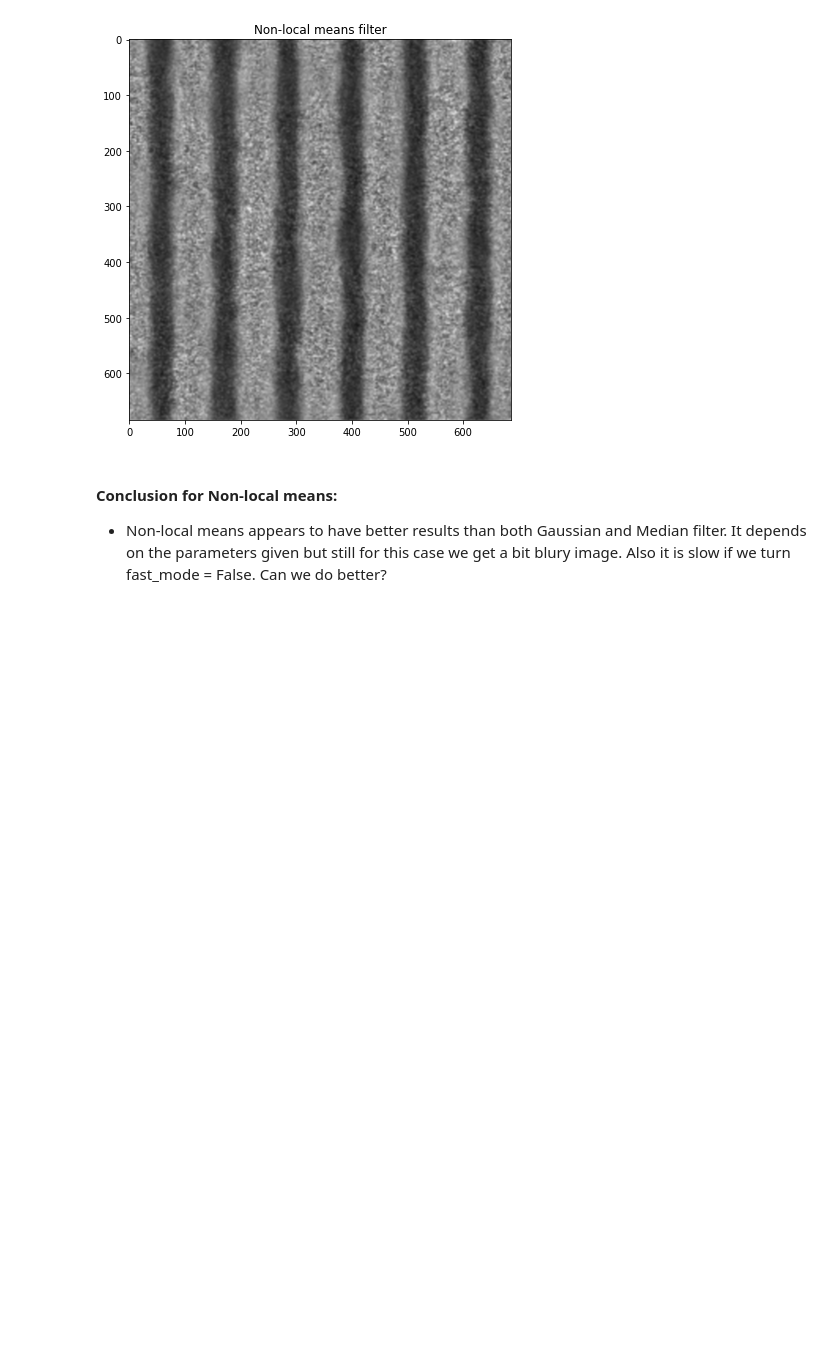
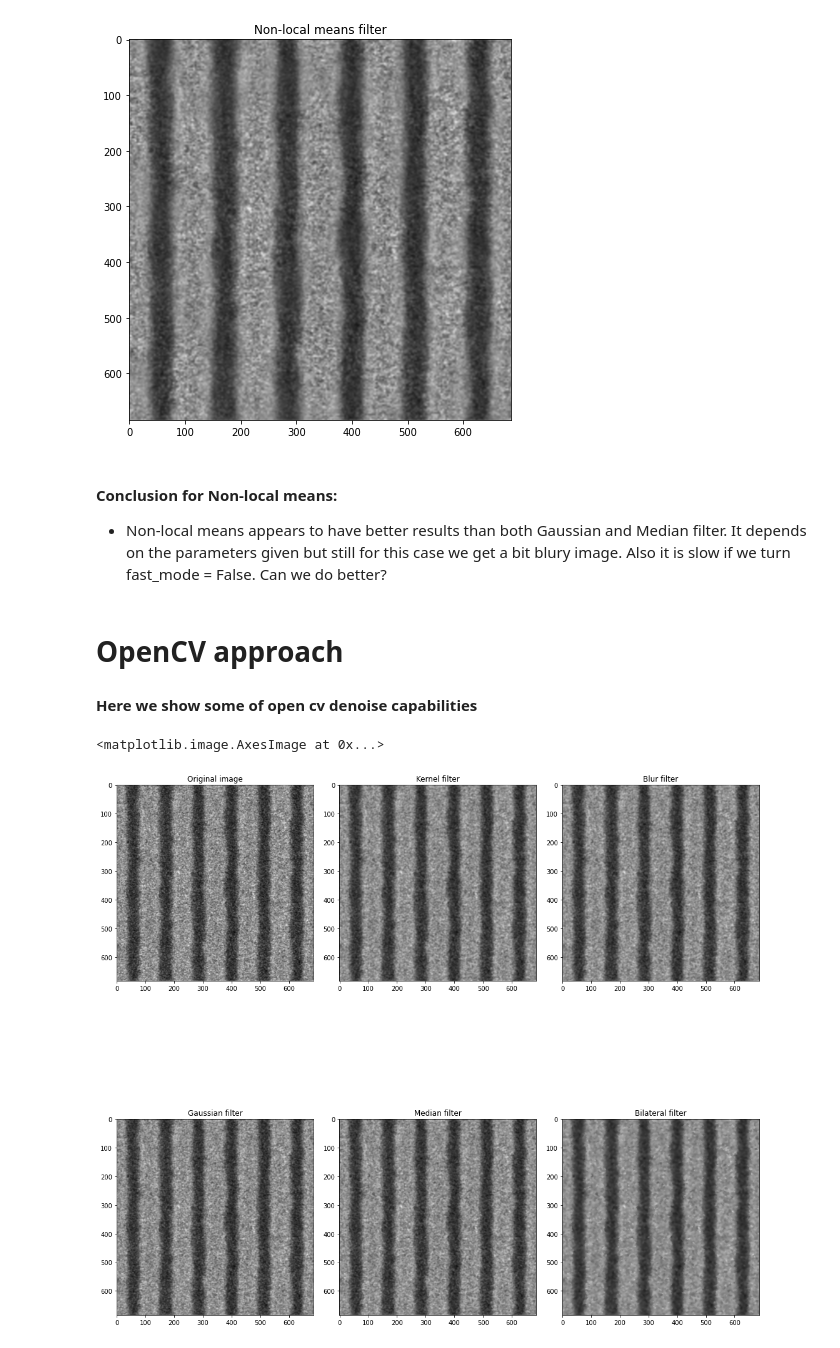
Before and after one commit to AntonisCSt/Denoising_methods, a Jupyter notebook: Denoising_notebook.ipynb, the cells around one changed output. Drawn from its saved outputs; the diff is of its cells as text; code cells hidden in the pictures; blank space fills up the shorter version.

Commit message:
added open cv methodologies

```diff
--- a/Denoising_notebook.ipynb
+++ b/Denoising_notebook.ipynb
@@ -98,3 +98,54 @@ plt.imshow(denoise_img)
 #### Conclusion for Non-local means:
 
 * Non-local means appears to have better results than both Gaussian and Median filter. It depends on the parameters given but still for this case we get a bit blury image. Also it is slow if we turn fast_mode = False. Can we do better?
+# %% [markdown]
+# OpenCV approach
+
+
+#### Here we show some of open cv denoise capabilities
+# %%
+from skimage.restoration import denoise_nl_means, estimate_sigma
+from skimage import img_as_ubyte, img_as_float
+from matplotlib import pyplot as plt
+from skimage import io
+import numpy as np
+import cv2
+
+fig, axs = plt.subplots(nrows=2, ncols=3,figsize=(15,15))
+
+img = cv2.imread("./data/line_space_noisy.jpg",1)
+fig.tight_layout()
+#Generate kernel
+kernel_dim_size = 5 #size of the kernel
+kernel = np.ones((kernel_dim_size,kernel_dim_size), np.float32)/kernel_dim_size**2   # normalizing it by dividing by kernel size**2 (we dont want to change the energy of the image)
+filt_2D = cv2.filter2D(img,-1,kernel)
+
+axs[0,0].set_title("Original image")
+axs[0,0].imshow(img)
+
+
+
+axs[0,1].set_title("Kernel filter")
+axs[0,1].imshow(filt_2D)
+
+blur = cv2.blur(img,(5,5))
+axs[0,2].set_title("Blur filter")
+axs[0,2].imshow(blur)
+
+
+gaussian_fill = cv2.GaussianBlur(img,(5,5),0)
+axs[1,0].set_title("Gaussian filter")
+axs[1,0].imshow(gaussian_fill)
+
+
+median_fill = cv2.medianBlur(img,5)
+axs[1,1].set_title("Median filter")
+axs[1,1].imshow(median_fill)
+
+
+bilateral_fill = cv2.bilateralFilter(img,11,120,120)
+axs[1,2].set_title("Bilateral filter")
+axs[1,2].imshow(bilateral_fill)
+# %% [output]
+<matplotlib.image.AxesImage at 0x...>
+[figure, added]
```
Also changed, not shown: parts of 3 cells of this notebook.
